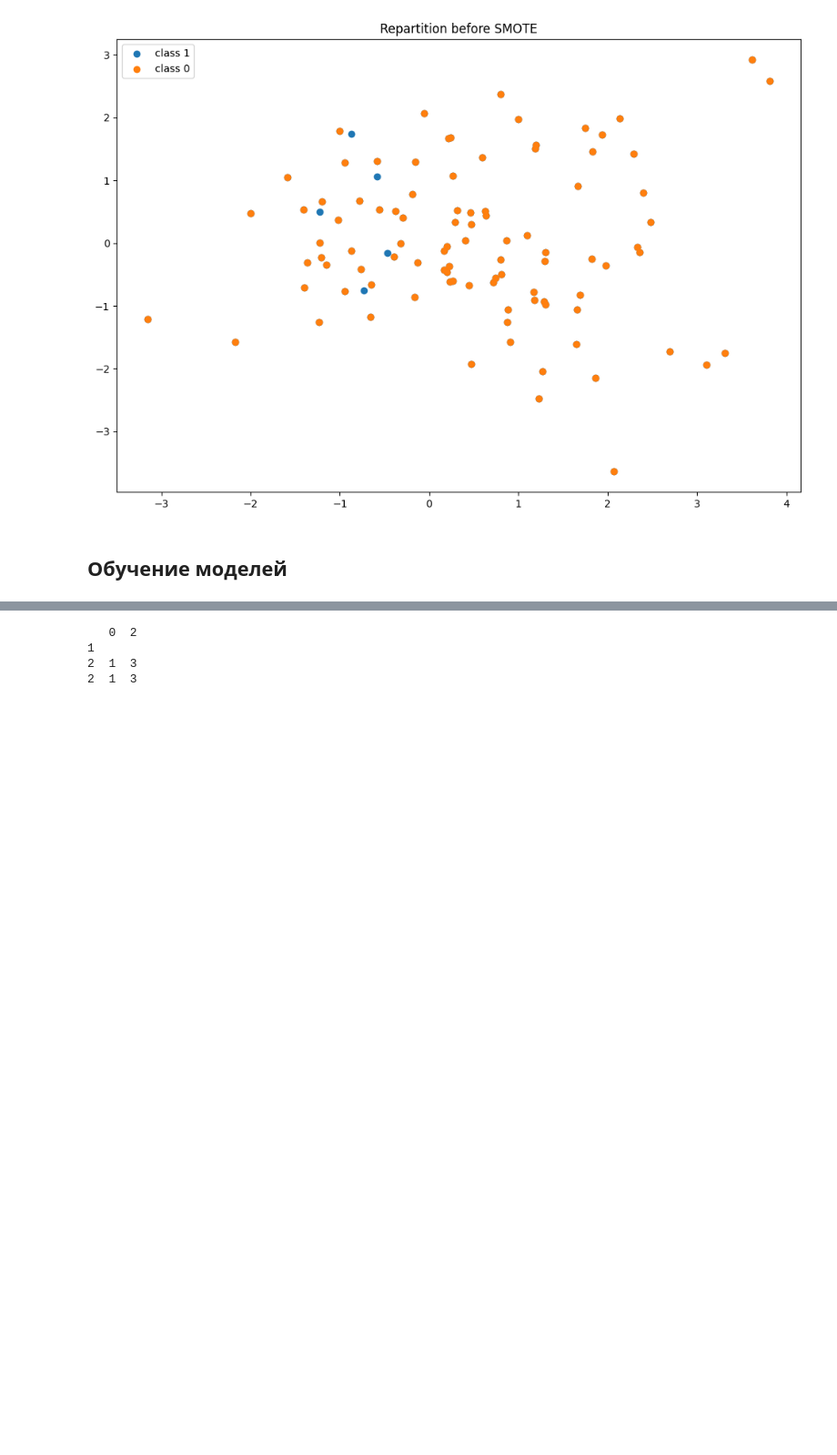
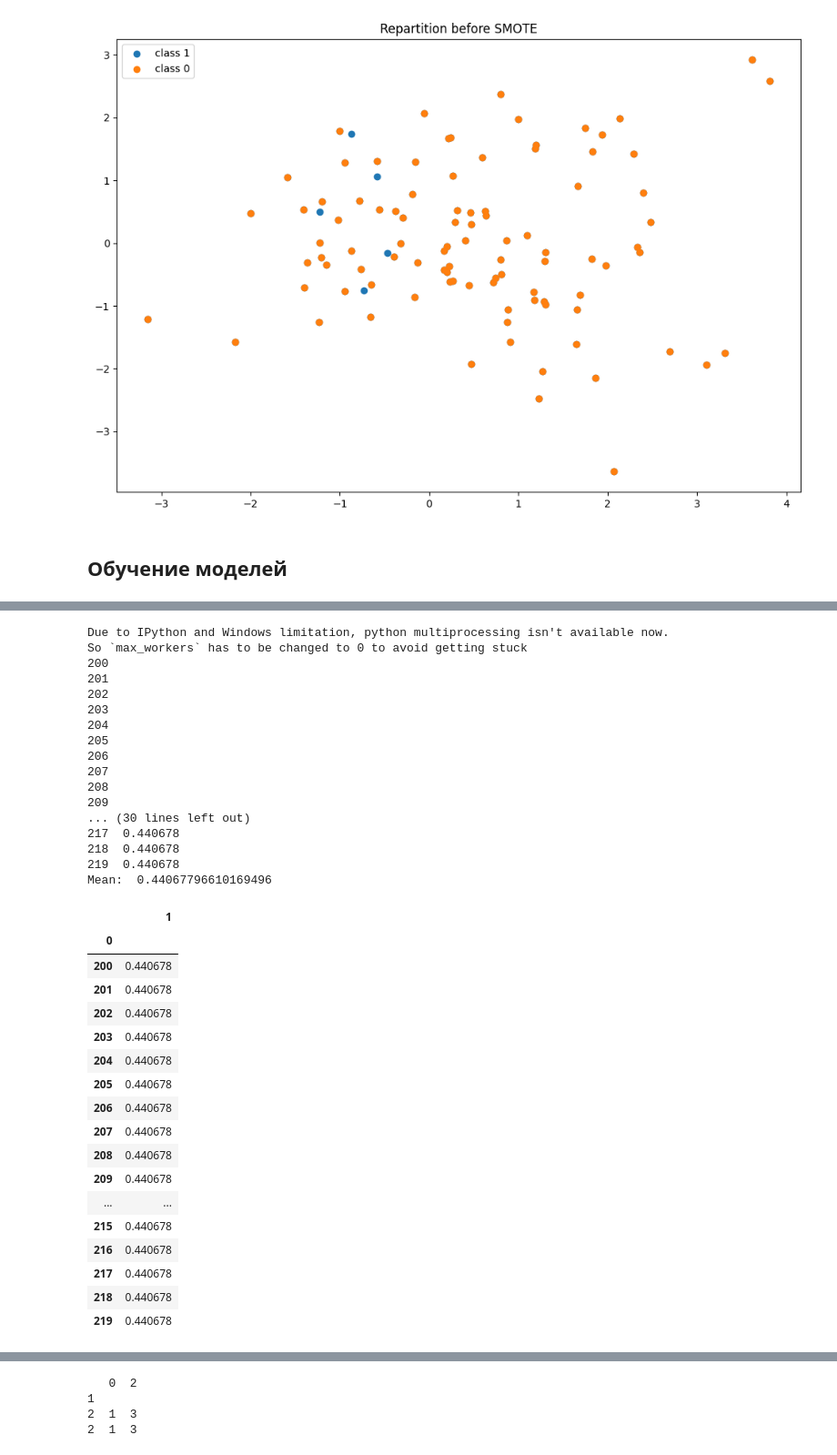
Before and after one commit to IlyaIIS/python-ML-stroke-prediction, a Jupyter notebook: MLProject.ipynb, the cells around one changed output, grey strips where cells are left out. Shown at 91% size. Saved outputs shown, nothing was run; the diff lists cells and outputs as text; code cells hidden in the pictures; blank space fills up the shorter version.

```diff
--- a/MLProject.ipynb
+++ b/MLProject.ipynb
@@ -590,21 +602,20 @@ Score: 0.8701951129413444
 # %%
-from sklearn.ensemble import RandomForestClassifier
-from sklearn.model_selection import train_test_split
-
-# Создаем модель RandomForestClassifier
-model_rf = RandomForestClassifier(n_estimators=100, random_state=42)
+from xgboost import XGBClassifier
+# Создаем модель XGBClassifier
+model_xgb = XGBClassifier(n_estimators=550, random_state=10, max_depth=5, colsample_bytree=0.1, subsample=0.24, eta=0.2)
 
 # Обучаем модель на обучающей выборке
-model_rf.fit(x_train, y_train)
+model_xgb.fit(x_train, y_train)
 
 # Выполняем предсказание на тестовой выборке
-y_pred = model_rf.predict(x_test)
+y_pred = model_xgb.predict(x_test)
 
 # Вычисляем метрики качества модели
 print_metrics(y_test, y_pred)
-
-# precision:  0.23
-# Accuracy: 0.94
-# Recall: 0.26
-# F1: 0.24
+print_score(model_xgb, x_test)
+# precision:  0.26
+# Accuracy: 0.95
+# Recall: 0.25
+# F1: 0.26
+y_predictions.append(model_xgb.predict_proba(x_test)[:, 1])
 # %% [output]
@@ -666,0 +702,55 @@ Score: 0.8738534805915517
+# %%
+scores = []
+
+def do_step(n):
+    #n /= 10
+    model_cb = CatBoostClassifier(n_estimators=300, random_state=203, depth=5, logging_level='Silent', learning_rate=0.3, l2_leaf_reg=7, eval_metric='Recall')
+    model_cb.fit(x_train, y_train)
+    y_pred = model_cb.predict(x_test)
+
+    scores.append([n, f1_score(y_test, y_pred)])
+    print(n)
+
+parallel(do_step, list(range(200, 220, 1)), n_workers=8)
+
+scores = pd.DataFrame(scores)
+scores.set_index(0, inplace=True)
+print('Max: \n', scores[scores[1] == scores[1].max()])
+print('Mean: ', scores[1].mean())
+scores
+# %% [output]
+Due to IPython and Windows limitation, python multiprocessing isn't available now.
+So `max_workers` has to be changed to 0 to avoid getting stuck
+200
+201
+202
+203
+204
+205
+206
+207
+208
+209
+... (30 lines left out)
+217  0.440678
+218  0.440678
+219  0.440678
+Mean:  0.44067796610169496
+|  | 1 |
+| 0 |  |
+| 200 | 0.440678 |
+| 201 | 0.440678 |
+| 202 | 0.440678 |
+| 203 | 0.440678 |
+| 204 | 0.440678 |
+| 205 | 0.440678 |
+| 206 | 0.440678 |
+| 207 | 0.440678 |
+| 208 | 0.440678 |
+| 209 | 0.440678 |
+| ... | ... |
+| 215 | 0.440678 |
+| 216 | 0.440678 |
+| 217 | 0.440678 |
+| 218 | 0.440678 |
+| 219 | 0.440678 |
```
Also changed, not shown: parts of 22 cells of this notebook.
